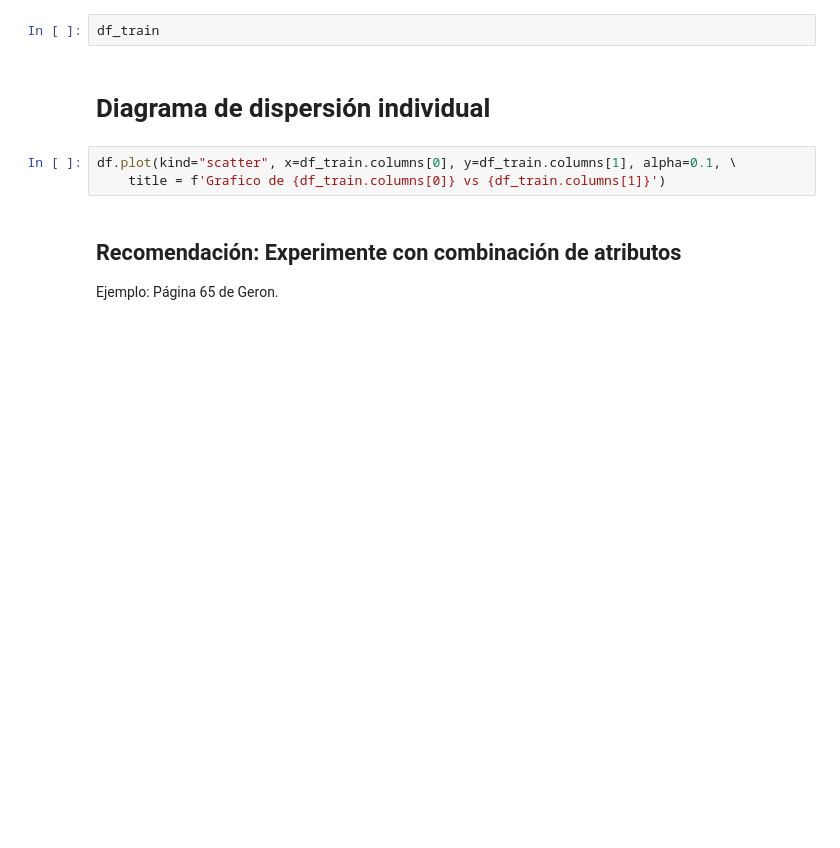
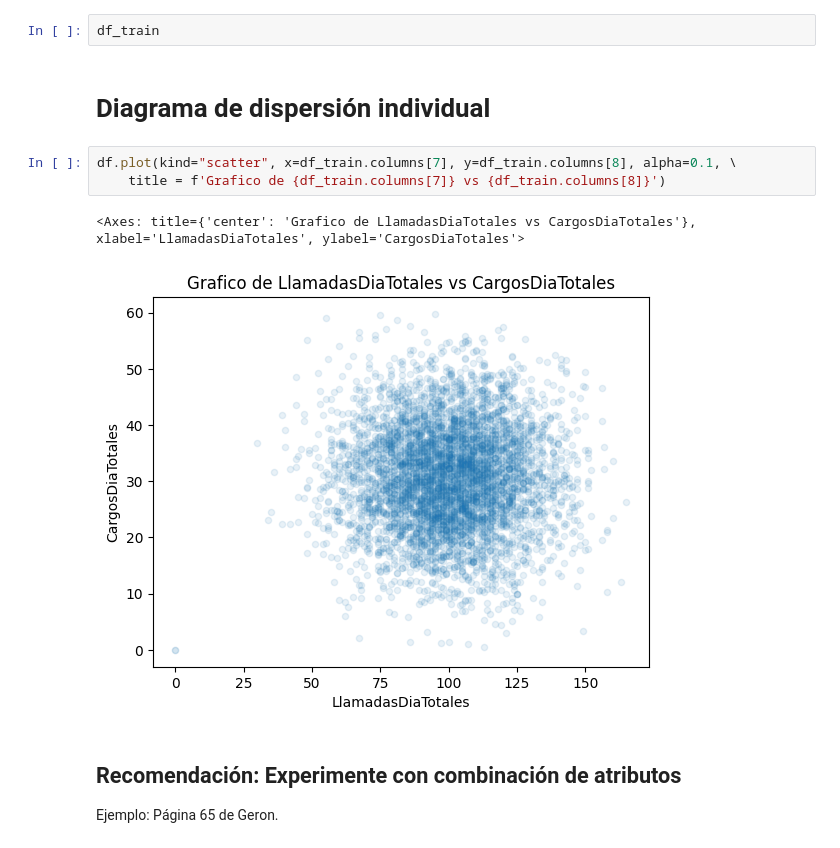
Before and after one commit to marco-canas/extension, a Jupyter notebook: taller_g_lideres/6_pactica_ml/1_analisis_abandono.ipynb, the cells around one changed output. Drawn from its saved outputs; the diff is of its cells as text; blank space fills up the shorter version.

```diff
--- a/taller_g_lideres/6_pactica_ml/1_analisis_abandono.ipynb
+++ b/taller_g_lideres/6_pactica_ml/1_analisis_abandono.ipynb
@@ -673,8 +739,11 @@ df_train
 # %% [markdown]
 # Diagrama de dispersión individual
 # %%
-df.plot(kind="scatter", x=df_train.columns[0], y=df_train.columns[1], alpha=0.1, \
-    title = f'Grafico de {df_train.columns[0]} vs {df_train.columns[1]}')
+df.plot(kind="scatter", x=df_train.columns[7], y=df_train.columns[8], alpha=0.1, \
+    title = f'Grafico de {df_train.columns[7]} vs {df_train.columns[8]}')
+# %% [output]
+<Axes: title={'center': 'Grafico de LlamadasDiaTotales vs CargosDiaTotales'}, xlabel='LlamadasDiaTotales', ylabel='CargosDiaTotales'>
+[figure, added]
 # %% [markdown]
 ## Recomendación: Experimente con combinación de atributos
 
```
Also changed, not shown: parts of 45 cells of this notebook, 4 other files.
